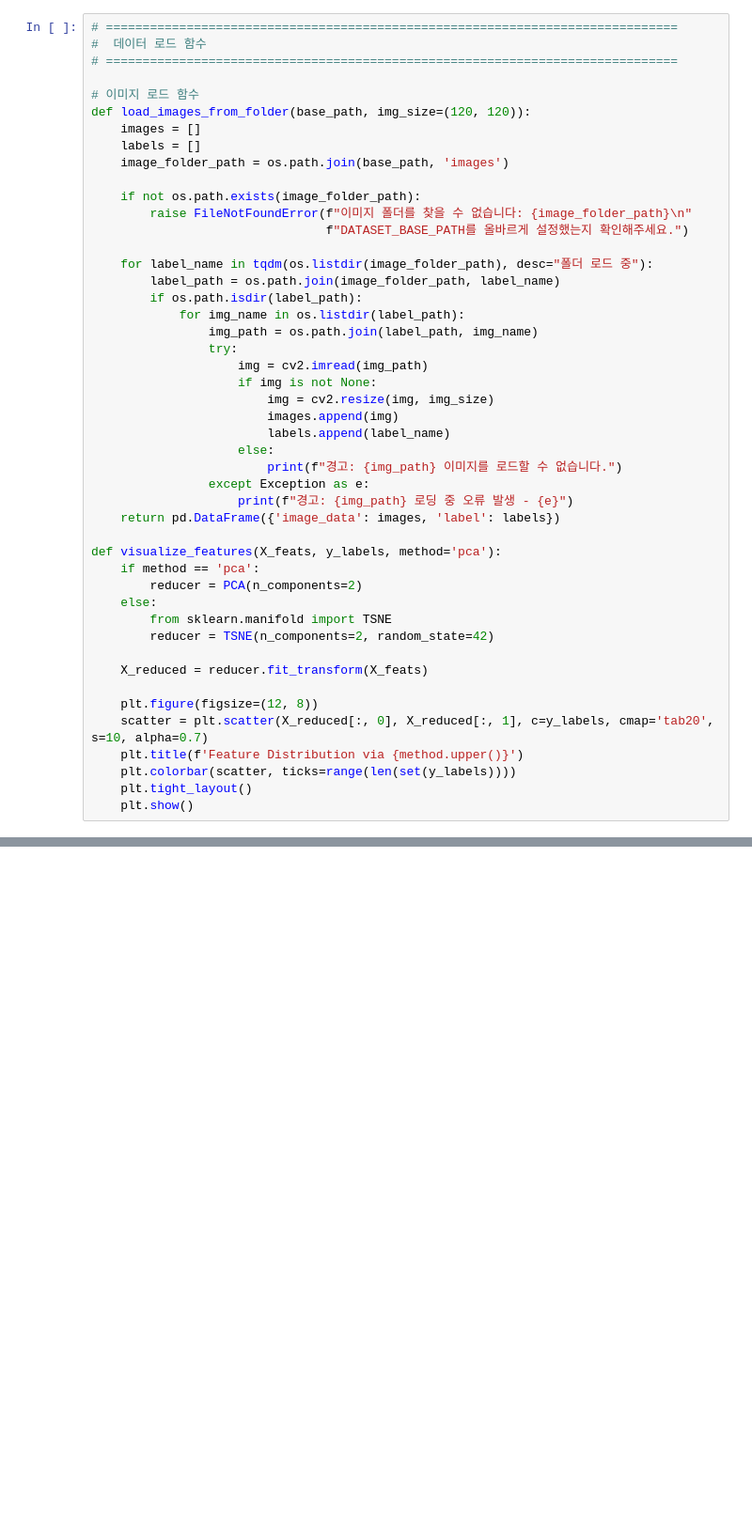
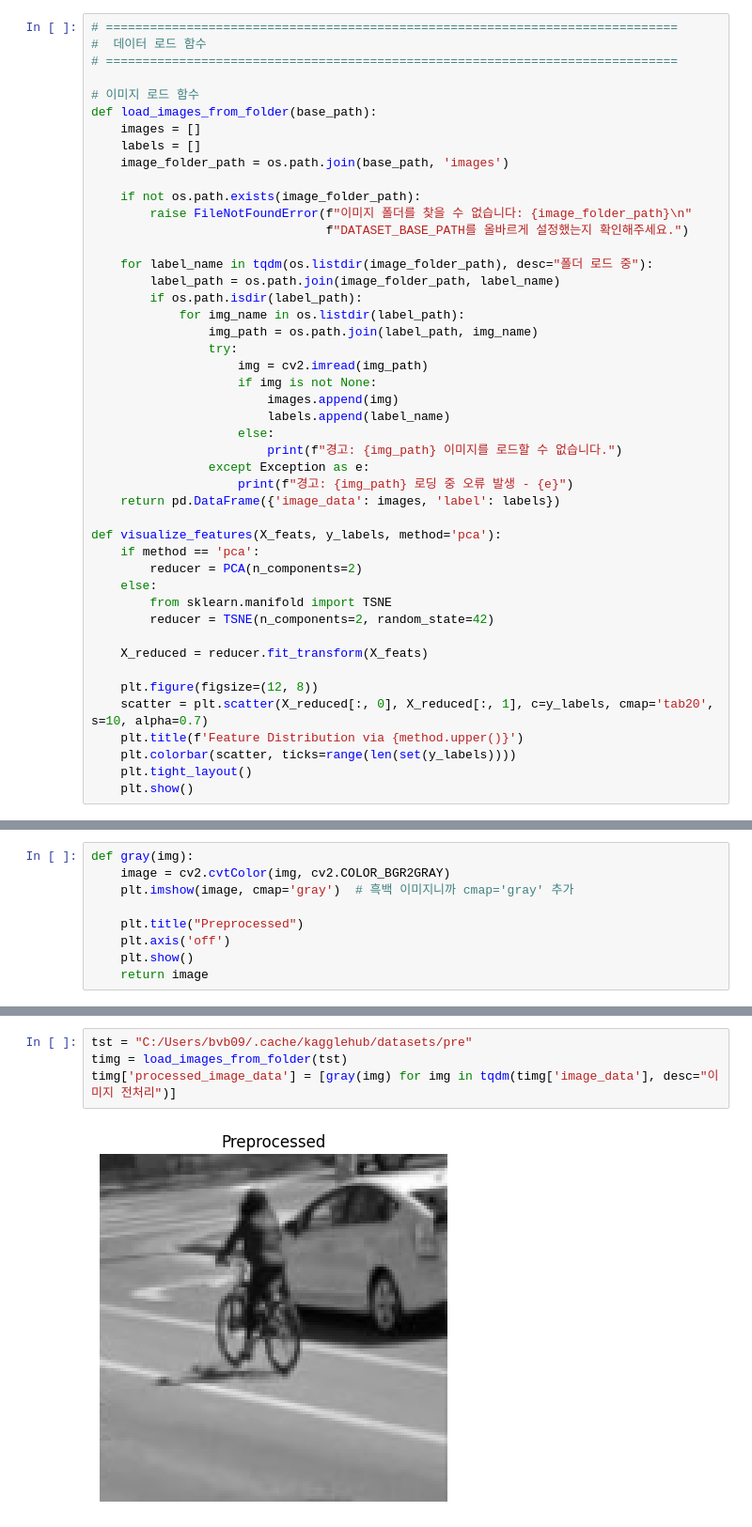
Before and after one commit to youngbin0417/vision_challenge, a Jupyter notebook: hw1v1.ipynb, the cells around one changed output, grey strips where cells are left out. Shown at 94% size. Cells and saved outputs as stored; diff of their text form; blank space fills up the shorter version.

```diff
--- a/hw1v1.ipynb
+++ b/hw1v1.ipynb
@@ -55,7 +57,7 @@ print("✔ 모든 라이브러리 임포트 완료!")
 # ==============================================================================
 
 # 이미지 로드 함수
-def load_images_from_folder(base_path, img_size=(120, 120)):
+def load_images_from_folder(base_path):
     images = []
     labels = []
     image_folder_path = os.path.join(base_path, 'images')
@@ -72,7 +74,6 @@ def load_images_from_folder(base_path, img_size=(120, 120)):
                 try:
                     img = cv2.imread(img_path)
                     if img is not None:
-                        img = cv2.resize(img, img_size)
                         images.append(img)
                         labels.append(label_name)
                     else:
@@ -278,0 +134,9 @@ print("✔ 특징 추출 함수 정의 완료")
+# %%
+def gray(img):
+    image = cv2.cvtColor(img, cv2.COLOR_BGR2GRAY)
+    plt.imshow(image, cmap='gray')  # 흑백 이미지니까 cmap='gray' 추가
+
+    plt.title("Preprocessed")
+    plt.axis('off')
+    plt.show()
+    return image
@@ -278,0 +171,6 @@ print("✔ 특징 추출 함수 정의 완료")
+# %%
+tst = "C:/Users/bvb09/.cache/kagglehub/datasets/pre"
+timg = load_images_from_folder(tst)
+timg['processed_image_data'] = [gray(img) for img in tqdm(timg['image_data'], desc="이미지 전처리")]
+# %% [output]
+[figure, added]
```
Also changed, not shown: parts of 25 cells of this notebook, 5 other files.
